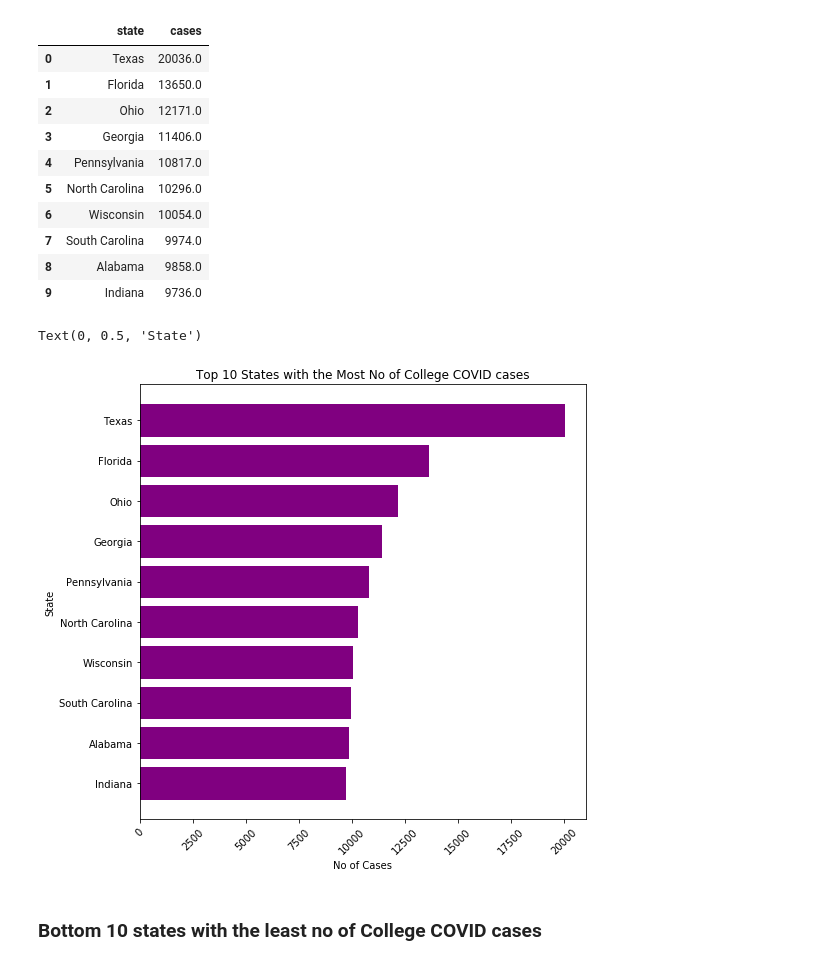
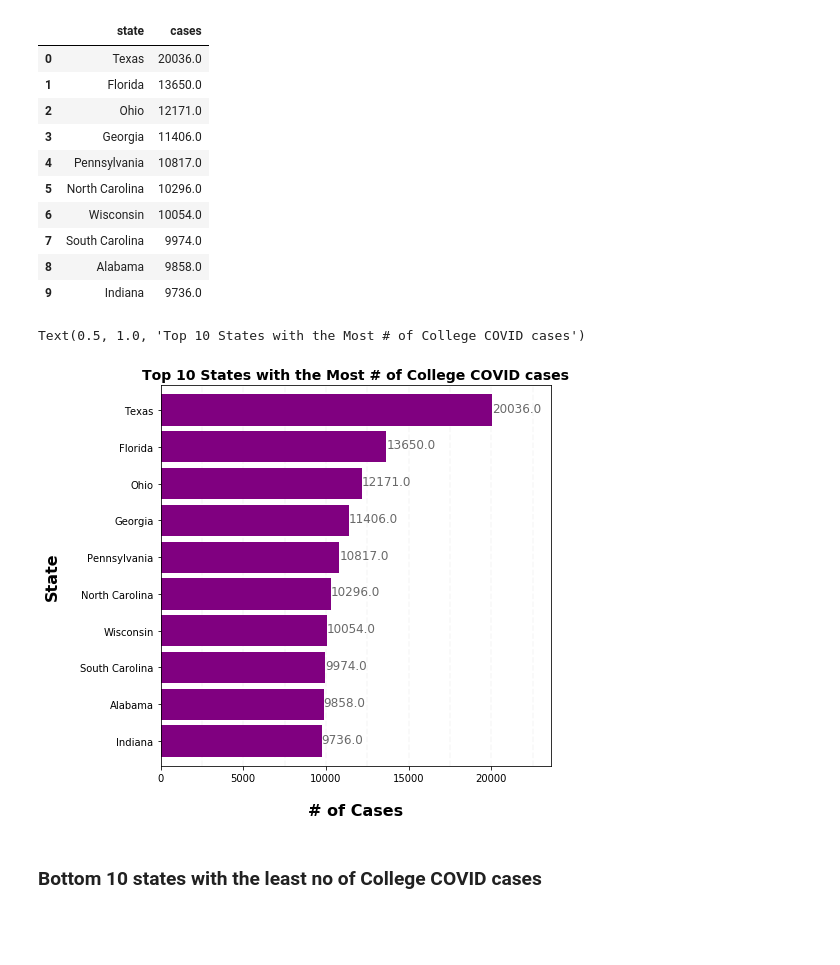
Before and after one commit to nataliaz87/nashville-covid-quaranteam, a Jupyter notebook: notebooks/covid_19_nz.ipynb, the cells around one changed output. Drawn from its saved outputs; the diff is of its cells as text; code cells hidden in the pictures; blank space fills up the shorter version.

```diff
--- a/notebooks/covid_19_nz.ipynb
+++ b/notebooks/covid_19_nz.ipynb
@@ -287,17 +289,37 @@ max_covid_c_by_state_top_10
 | 7 | South Carolina | 9974.0 |
 | 8 | Alabama | 9858.0 |
 | 9 | Indiana | 9736.0 |
-# %%
-plt.figure(figsize=(8,8))
-###covid_c_by_college_top_10.plot(kind="bar")
-plt.barh(max_covid_c_by_state_top_10['state'],max_covid_c_by_state_top_10['cases'], color = 'purple')
-plt.xticks(rotation=45)
-plt.title('Top 10 States with the Most No of College COVID cases')
-plt.xlabel('No of Cases')
-plt.ylabel('State')
-# %% [output]
-Text(0, 0.5, 'State')
-[figure, removed]
+# %%
+x = max_covid_c_by_state_top_10.sort_values(by='cases', ascending=True)
+ax = x.plot(kind='barh', figsize=(7, 7), x='state', y='cases',color='purple', zorder=2, width=0.85)
+totals = []
+# find the values and append to list
+for i in ax.patches:
+    totals.append(i.get_width())
+# set individual bar lables using above list
+total = sum(totals)
+# set individual bar lables using above list
+for i in ax.patches:
+    # get_width pulls left or right; get_y pushes up or down
+    ax.text(i.get_width()+.6, i.get_y()+.38,
+            #str(round((i.get_width()/total)*100, 2))+'%',
+             str(round((i.get_width()))),
+            fontsize=12,
+color='dimgrey')
+ # Draw vertical axis lines
+vals = ax.get_xticks()
+for tick in vals:
+   ax.axvline(x=tick, linestyle='dashed', alpha=0.4, color='#EEEEEE', zorder=1)
+# Set x-axis label
+ax.set_xlabel("# of Cases", labelpad=20, weight='bold', size=16)
+# Set y-axis label
+ax.set_ylabel("State", labelpad=20, weight='bold', size=16)
+ax.get_legend().remove()
+#ax.legend(loc='lower center', ncol=2, fancybox=True, borderpad=1, frameon=True,  title='Total Calls')
+ax.set_title("Top 10 States with the Most # of College COVID cases", weight='bold', size=14)
+# %% [output]
+Text(0.5, 1.0, 'Top 10 States with the Most # of College COVID cases')
+[figure, added]
 # %% [markdown]
 ### Bottom 10 states with the least no of College COVID cases
 # %%
```
Also changed, not shown: parts of 42 cells of this notebook.
